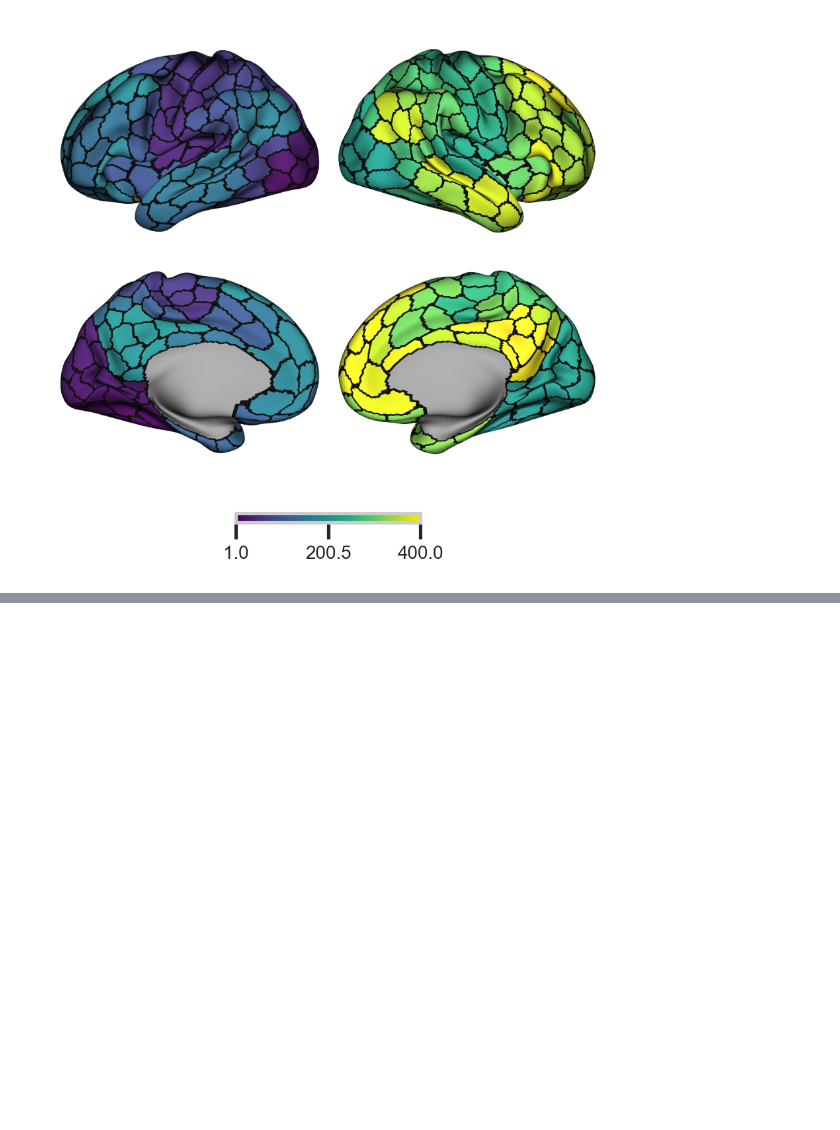
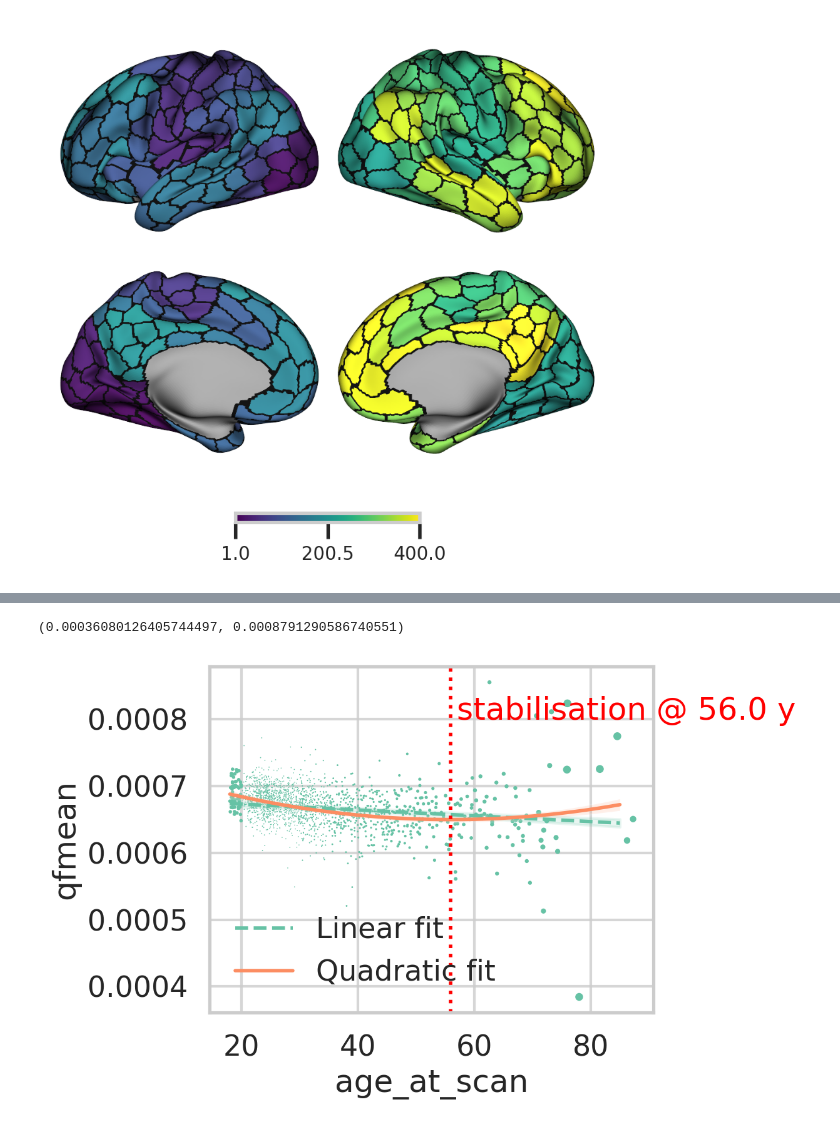
Before and after one commit to GalKepler/neuroaging, a Jupyter notebook: notebooks/fig3/fig3.ipynb, the cells around one changed output, grey strips where cells are left out. Saved outputs shown, nothing was run; the diff lists cells and outputs as text; code cells hidden in the pictures; blank space fills up the shorter version.

```diff
--- a/notebooks/fig3/fig3.ipynb
+++ b/notebooks/fig3/fig3.ipynb
@@ -89,6 +89,10 @@ nifti_matlab = DATA_DIR / "external" / "atlases" / ATLAS / "atlas_matlab.nii"
 metric = "adc"
 distribution_metric = "qfmean"
 data = pd.read_csv(DATA_DIR / "processed" / f"{metric}.csv",index_col=0).reset_index(drop=True)
+
+
+data["age_squared"] = data["age_at_scan"] ** 2
+data["sex"] = data["sex"].map({"M": 0, "F": 1})
 # %%
 metric_col = "volume" if metric == "gm_vol" else distribution_metric
 # %%
@@ -389,0 +549,57 @@ for hemi in ["L","R"]:
+# %%
+# predictions
+def pred_ci(model):
+    pr = model.get_prediction(grid_df)
+    ci = pr.conf_int(alpha=0.05)
+    return pr.predicted_mean, ci[:, 0], ci[:, 1]
+
+
+fit_lin, lo_lin, hi_lin = pred_ci(lm_res)
+fit_quad, lo_quad, hi_quad = pred_ci(qm_res)
+# %%
+weight_col = "weight"
+# ── 4. Plot ─────────────────────────────────────────────────────────
+fig, ax = plt.subplots(figsize=(6, 4))
+
+# scatter of raw points
+size_kw = {} if weight_col is None else {"s":  d[weight_col]}
+sns.scatterplot(
+    data=d,
+    x=age_col,
+    y=metric_col,
+    # alpha=scatter_alpha,
+    edgecolor="none",
+    ax=ax,
+    legend=False,
+    **size_kw,
+)
+
+# linear fit
+ax.plot(age_grid, fit_lin, ls="--", lw=2, label="Linear fit")
+ax.fill_between(age_grid, lo_lin, hi_lin, alpha=0.15, color="C0")
+
+# quadratic fit
+ax.plot(age_grid, fit_quad, lw=2, label="Quadratic fit")
+ax.fill_between(age_grid, lo_quad, hi_quad, alpha=0.15)
+
+# stabilisation age
+ax.axvline(age_star, ls=":", lw=2, color="red")
+ax.text(
+    age_star + 1,
+    ax.get_ylim()[1] * 0.95,
+    f"stabilisation @ {age_star:.1f} y",
+    color="red",
+    va="top",
+)
+
+# ax.set(xlabel="Age (years)", ylabel=f"{metric} value", title=f"Region {region_id} • {metric}")
+ax.legend(frameon=False)
+fig.tight_layout()
+ax.set_ylim(
+    # ax.get_ylim()[0] * 0.95,
+    # ax.get_ylim()[1] * 1.05,
+    # 0.0005,0.0008
+)
+# %% [output]
+(0.00036080126405744497, 0.0008791290586740551)
+[figure, added]
```
Also changed, not shown: parts of 15 cells of this notebook, 19 other files.
